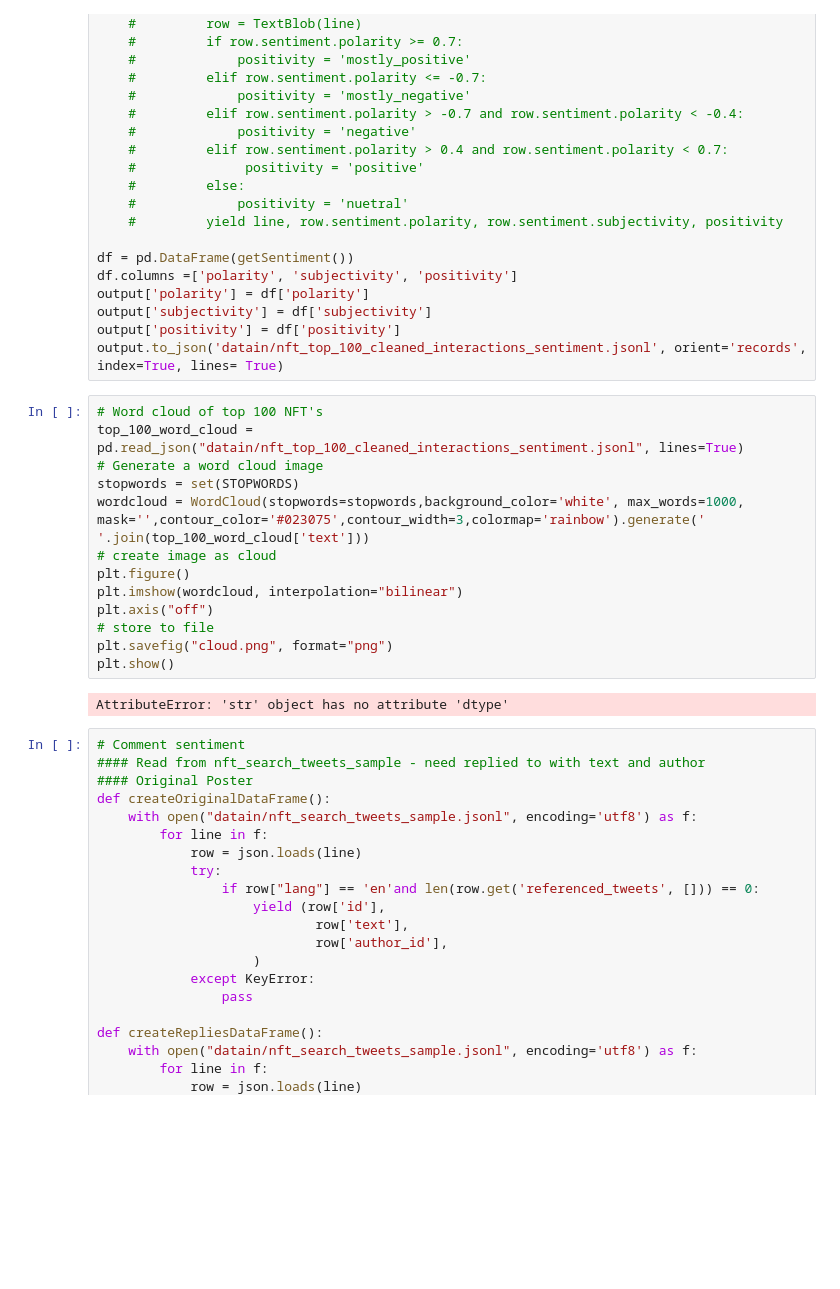
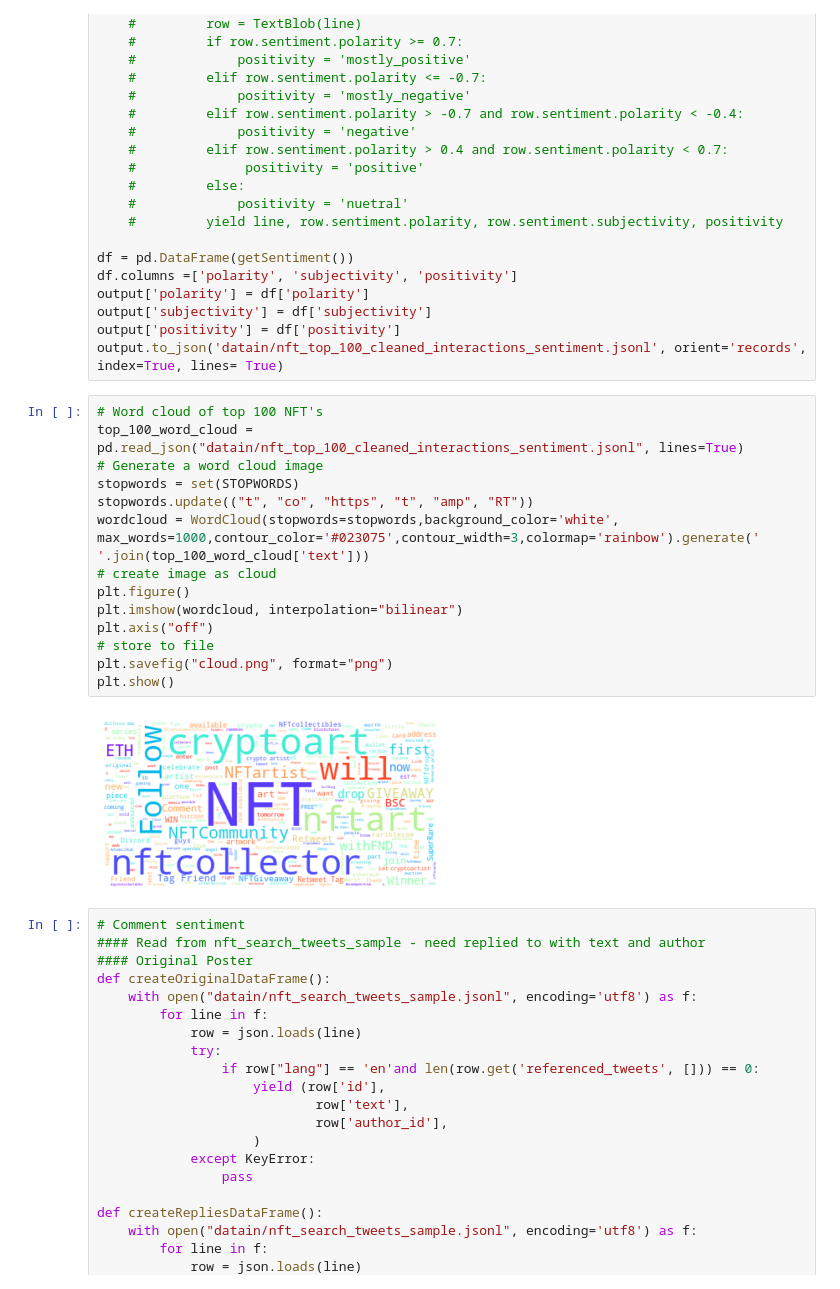
Before and after one commit to Htgotcode/Viral-NFT-Research, a Jupyter notebook: nft.ipynb, the cells around one changed output. Cells and saved outputs as stored; diff of their text form; blank space fills up the shorter version.

```diff
--- a/nft.ipynb
+++ b/nft.ipynb
@@ -129,18 +129,19 @@ output.to_json('datain/nft_top_100_cleaned_interactions_sentiment.jsonl', orient
 # %%
 # Word cloud of top 100 NFT's
 top_100_word_cloud = pd.read_json("datain/nft_top_100_cleaned_interactions_sentiment.jsonl", lines=True)
 # Generate a word cloud image
 stopwords = set(STOPWORDS)
-wordcloud = WordCloud(stopwords=stopwords,background_color='white', max_words=1000, mask='',contour_color='#023075',contour_width=3,colormap='rainbow').generate(' '.join(top_100_word_cloud['text']))
+stopwords.update(("t", "co", "https", "t", "amp", "RT"))
+wordcloud = WordCloud(stopwords=stopwords,background_color='white', max_words=1000,contour_color='#023075',contour_width=3,colormap='rainbow').generate(' '.join(top_100_word_cloud['text']))
 # create image as cloud
 plt.figure()
 plt.imshow(wordcloud, interpolation="bilinear")
 plt.axis("off")
 # store to file
 plt.savefig("cloud.png", format="png")
 plt.show()
 # %% [output]
-AttributeError: 'str' object has no attribute 'dtype'
+[figure, added]
 # %%
 # Comment sentiment
 #### Read from nft_search_tweets_sample - need replied to with text and author
```
Also changed, not shown: 2 other files.
